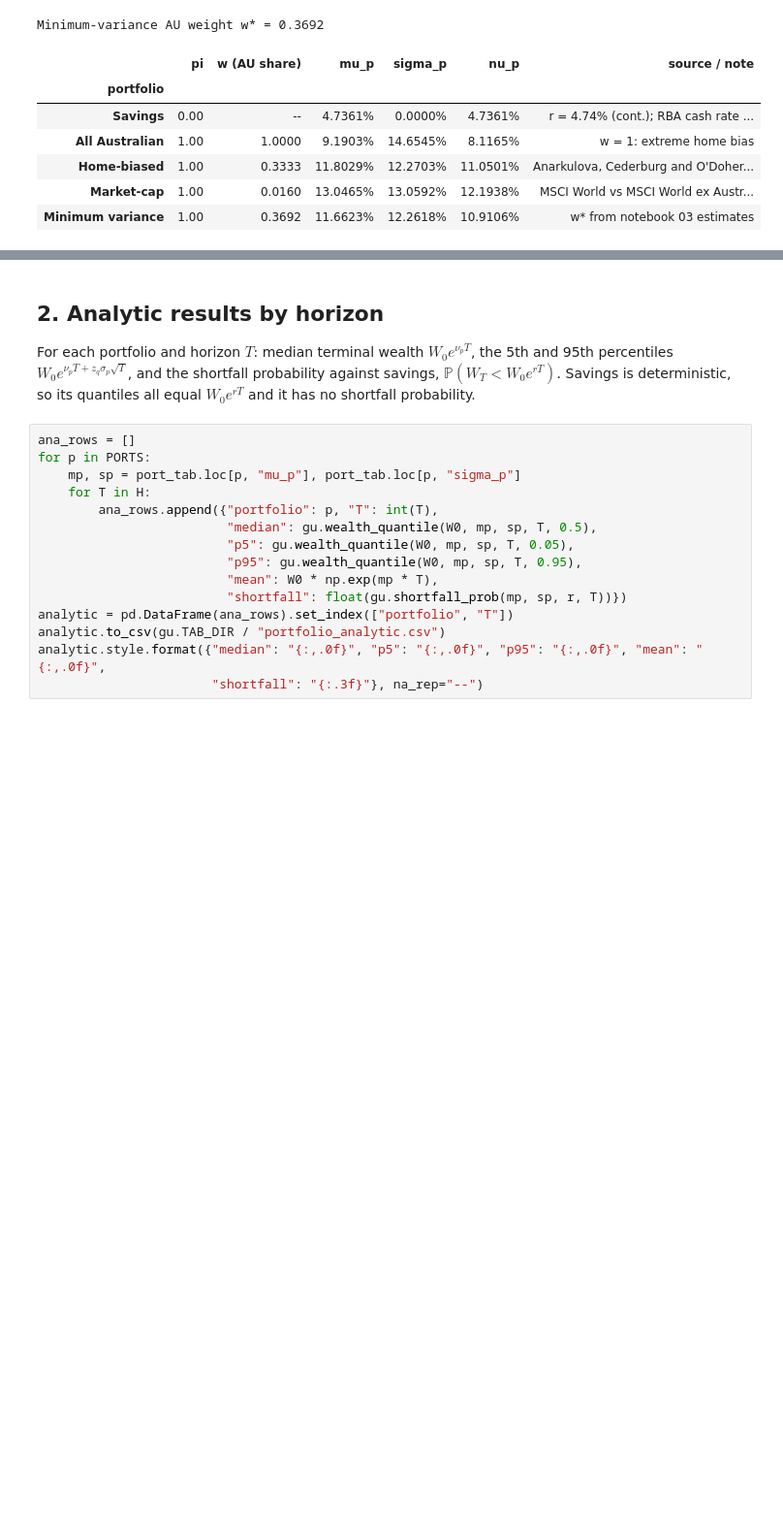
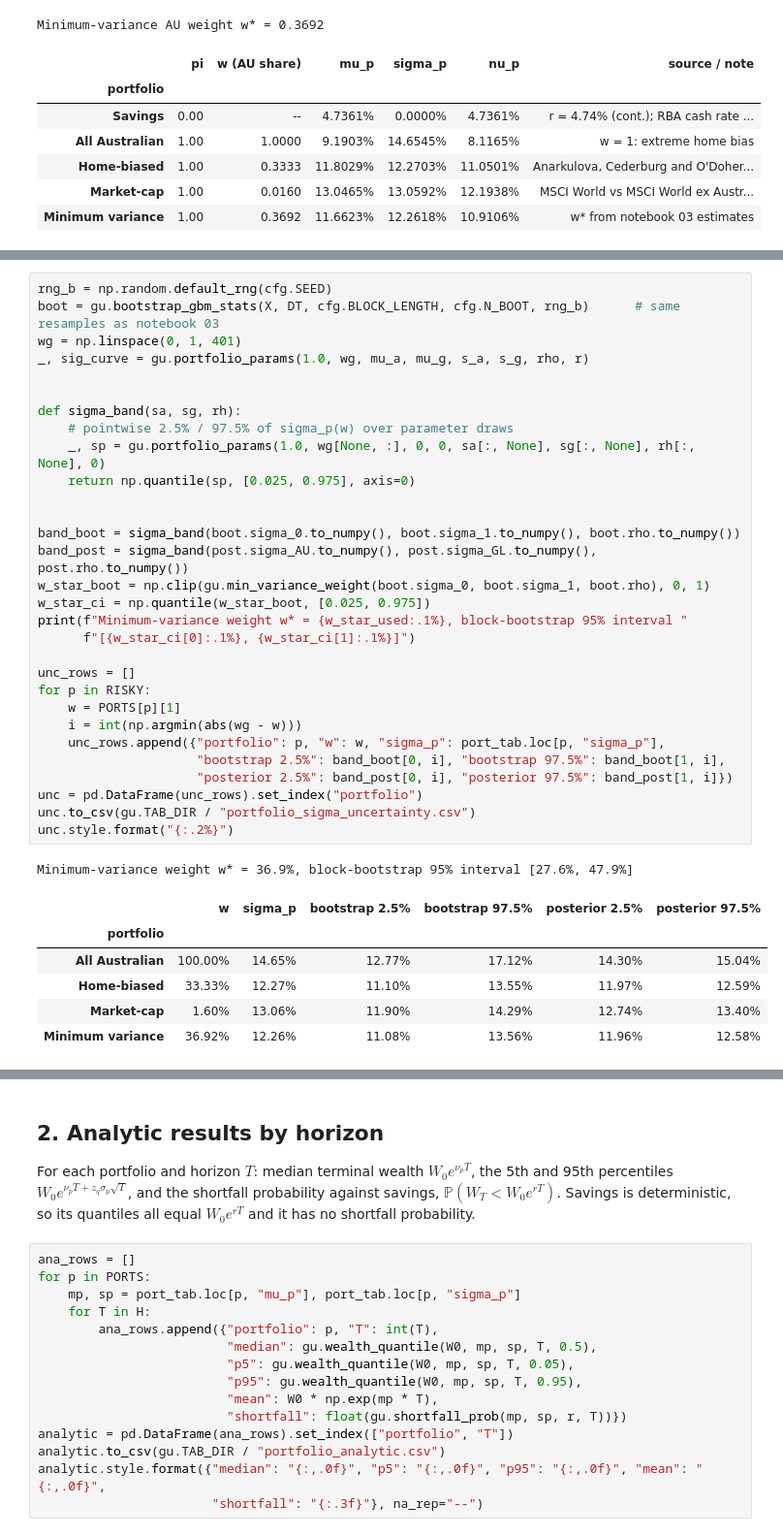
Before and after one commit to 9yifanchen9/MATH5816-Mini-Project, a Jupyter notebook: notebooks/04_application.ipynb, the cells around one changed output, grey strips where cells are left out. Shown at 97% size. Saved outputs shown, nothing was run; the diff lists cells and outputs as text; blank space fills up the shorter version.

```diff
--- a/notebooks/04_application.ipynb
+++ b/notebooks/04_application.ipynb
@@ -138,0 +118,38 @@ plt.show()
+# %%
+rng_b = np.random.default_rng(cfg.SEED)
+boot = gu.bootstrap_gbm_stats(X, DT, cfg.BLOCK_LENGTH, cfg.N_BOOT, rng_b)      # same resamples as notebook 03
+wg = np.linspace(0, 1, 401)
+_, sig_curve = gu.portfolio_params(1.0, wg, mu_a, mu_g, s_a, s_g, rho, r)
+
+
+def sigma_band(sa, sg, rh):
+    # pointwise 2.5% / 97.5% of sigma_p(w) over parameter draws
+    _, sp = gu.portfolio_params(1.0, wg[None, :], 0, 0, sa[:, None], sg[:, None], rh[:, None], 0)
+    return np.quantile(sp, [0.025, 0.975], axis=0)
+
+
+band_boot = sigma_band(boot.sigma_0.to_numpy(), boot.sigma_1.to_numpy(), boot.rho.to_numpy())
+band_post = sigma_band(post.sigma_AU.to_numpy(), post.sigma_GL.to_numpy(), post.rho.to_numpy())
+w_star_boot = np.clip(gu.min_variance_weight(boot.sigma_0, boot.sigma_1, boot.rho), 0, 1)
+w_star_ci = np.quantile(w_star_boot, [0.025, 0.975])
+print(f"Minimum-variance weight w* = {w_star_used:.1%}, block-bootstrap 95% interval "
+      f"[{w_star_ci[0]:.1%}, {w_star_ci[1]:.1%}]")
+
+unc_rows = []
+for p in RISKY:
+    w = PORTS[p][1]
+    i = int(np.argmin(abs(wg - w)))
+    unc_rows.append({"portfolio": p, "w": w, "sigma_p": port_tab.loc[p, "sigma_p"],
+                     "bootstrap 2.5%": band_boot[0, i], "bootstrap 97.5%": band_boot[1, i],
+                     "posterior 2.5%": band_post[0, i], "posterior 97.5%": band_post[1, i]})
+unc = pd.DataFrame(unc_rows).set_index("portfolio")
+unc.to_csv(gu.TAB_DIR / "portfolio_sigma_uncertainty.csv")
+unc.style.format("{:.2%}")
+# %% [output]
+Minimum-variance weight w* = 36.9%, block-bootstrap 95% interval [27.6%, 47.9%]
+|  | w | sigma_p | bootstrap 2.5% | bootstrap 97.5% | posterior 2.5% | posterior 97.5% |
+| portfolio |  |  |  |  |  |  |
+| All Australian | 100.00% | 14.65% | 12.77% | 17.12% | 14.30% | 15.04% |
+| Home-biased | 33.33% | 12.27% | 11.10% | 13.55% | 11.97% | 12.59% |
+| Market-cap | 1.60% | 13.06% | 11.90% | 14.29% | 12.74% | 13.40% |
+| Minimum variance | 36.92% | 12.26% | 11.08% | 13.56% | 11.96% | 12.58% |
```
Also changed, not shown: parts of 10 cells of this notebook, 9 other files.
